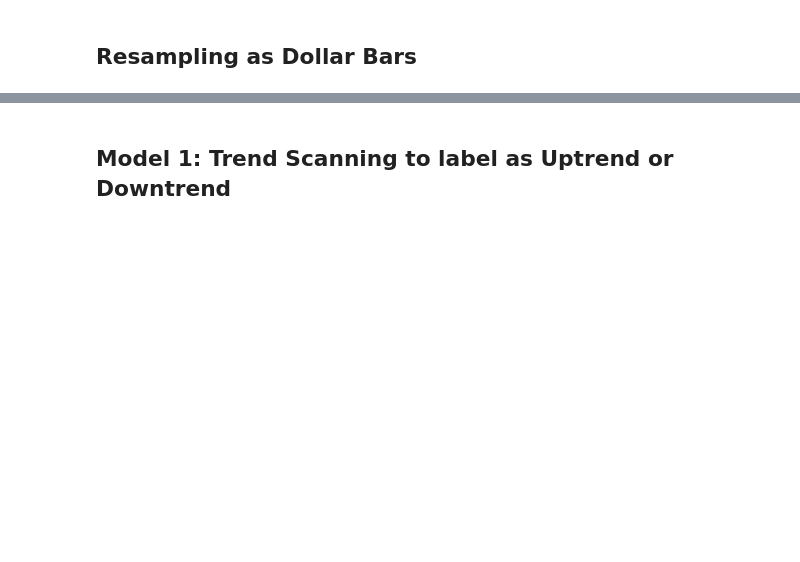
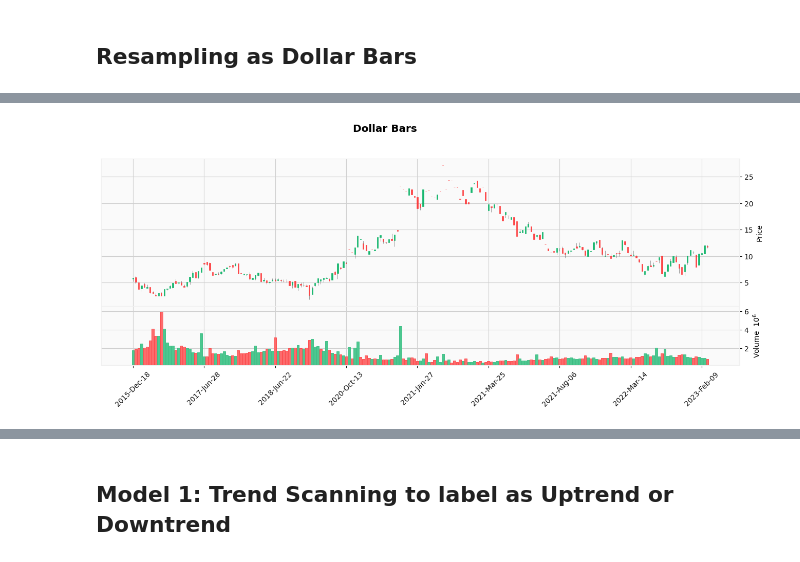
Before and after one commit to waikho/MADS_Capstone, a Jupyter notebook: modeling.ipynb, the cells around one changed output, grey strips where cells are left out. Saved outputs shown, nothing was run; the diff lists cells and outputs as text; code cells hidden in the pictures; blank space fills up the shorter version.

```diff
--- a/modeling.ipynb
+++ b/modeling.ipynb
@@ -47,7 +39,5 @@ df[df['symbol']=='INSI'].symbol.unique()[0]
 # %%
-df = mm.get_data('TETC')
-#df.index = pd.to_datetime(df.tranx_date)
-
+df = mm.get_data('VOXX')
 index_SPY = mm.get_index(df, 'SPY')
-#index_SPY.index = pd.to_datetime(index_SPY.tranx_date)
+index_COMP = mm.get_index(df, 'COMP')
 # %%
@@ -59,13 +50,2 @@ print(df['tranx_date'].min(), df['tranx_date'].max())
 # %% [markdown]
 ## Resampling as Dollar Bars
-# %%
-df.index = df.tranx_date
-
-# construct the input data
-trades = df[['tranx_date', 'close', 'vol']].to_numpy()
-
-# define the dollar value to sample the data - we want to resample about 50 bars per day based on the average of last 10 days' dollar volume
-dollar_vol = (df['vol']*df['close']).resample('D').sum()[:-10].mean()/50.0
-
-# generate the dollar bars
-dollar_bars = bars.generate_dollarbars(df, dv_thres=dollar_vol)
@@ -124,0 +52,12 @@ dollar_bars_SPY = bars.generate_dollarbars(trades_SPY, frequency=dollar_vol_SPY)
+# %%
+dollar_bars = mm.normalizing(df, dv_multiple=10)
+dollar_bars_SPY = bars.transform_index_based_on_dollarbar(dollar_bars, index_SPY)
+#dollar_bars_COMP = bars.transform_index_based_on_dollarbar(dollar_bars, index_COMP)
+# %%
+def plot_chart(dollar_bars, name=''):
+    plot = mpl.plot(dollar_bars, type='candle', volume=True, figratio=(3,1), style='yahoo', title=name)
+    return plot
+# %%
+plot_chart(dollar_bars, 'Dollar Bars')
+# %% [output]
+[figure, added]
```
Also changed, not shown: parts of 32 cells of this notebook, 3 other files.
